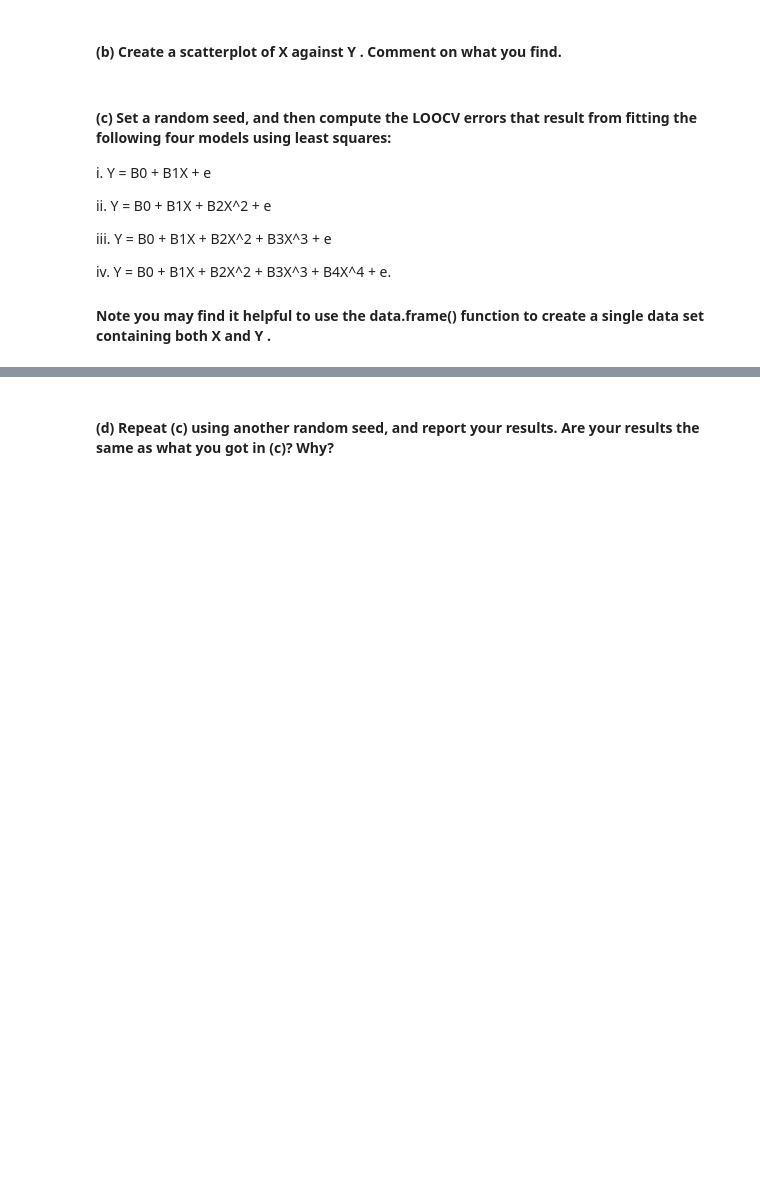
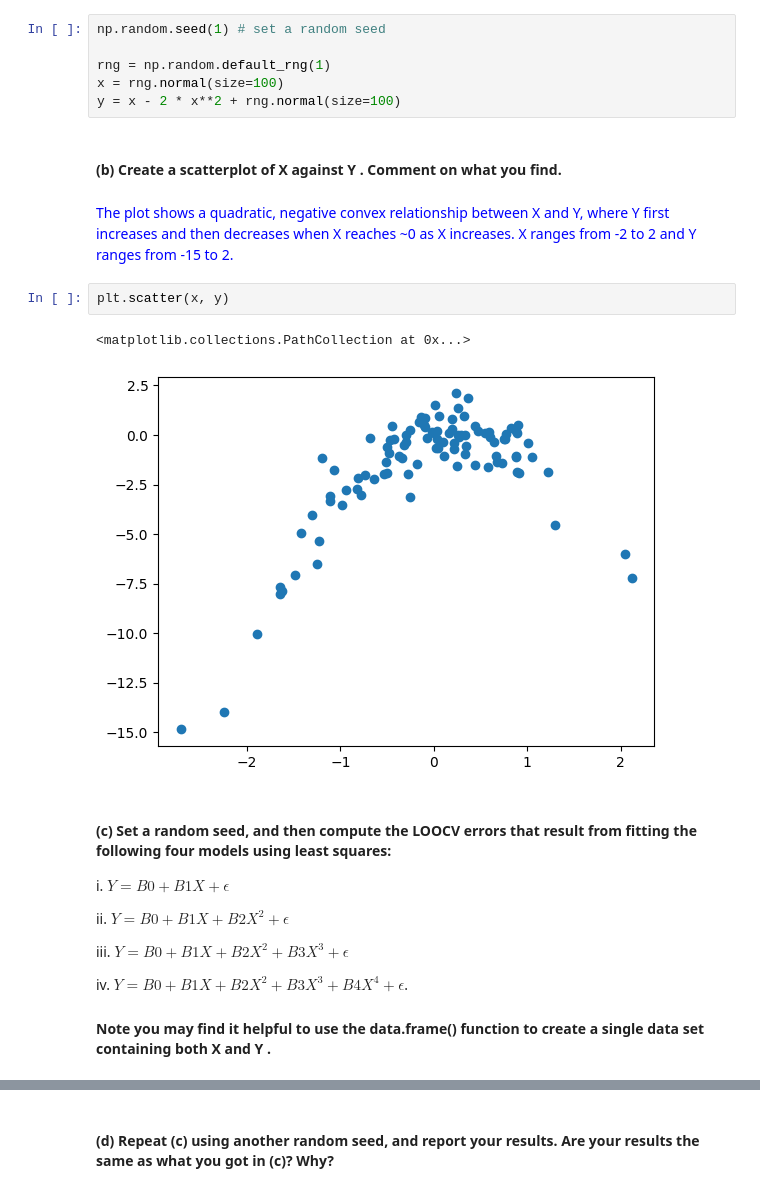
Before and after one commit to zhangruoxikathy/ml_ps3, a Jupyter notebook: KathyZhang_ML_ps3.ipynb, the cells around one changed output, grey strips where cells are left out. Drawn from its saved outputs; the diff is of its cells as text; blank space fills up the shorter version.

```diff
--- a/KathyZhang_ML_ps3.ipynb
+++ b/KathyZhang_ML_ps3.ipynb
@@ -67,14 +253,27 @@ warnings.filterwarnings('ignore')
+# %%
+np.random.seed(1) # set a random seed
+
+rng = np.random.default_rng(1)
+x = rng.normal(size=100)
+y = x - 2 * x**2 + rng.normal(size=100)
 # %% [markdown]
 #### (b) Create a scatterplot of X against Y . Comment on what you find.
+# %% [markdown]
+<font color='blue'> The plot shows a quadratic, negative convex relationship between X and Y, where Y first increases and then decreases when X reaches ~0 as X increases. X ranges from -2 to 2 and Y ranges from -15 to 2.
+# %%
+plt.scatter(x, y)
+# %% [output]
+<matplotlib.collections.PathCollection at 0x...>
+[figure, added]
 # %% [markdown]
 #### (c) Set a random seed, and then compute the LOOCV errors that result from fitting the following four models using least squares:
 
-i. Y = B0 + B1X + e
+i. $ Y = B0 + B1X + ϵ $
 
-ii. Y = B0 + B1X + B2X^2 + e
+ii. $ Y = B0 + B1X + B2X^2 + ϵ $
 
-iii. Y = B0 + B1X + B2X^2 + B3X^3 + e
+iii. $ Y = B0 + B1X + B2X^2 + B3X^3 + ϵ $
 
-iv. Y = B0 + B1X + B2X^2 + B3X^3 + B4X^4 + e.
+iv. $ Y = B0 + B1X + B2X^2 + B3X^3 + B4X^4 + ϵ $.
 
 #### Note you may find it helpful to use the data.frame() function to create a single data set containing both X and Y .
```
Also changed, not shown: parts of 38 cells of this notebook, 2 other files.
